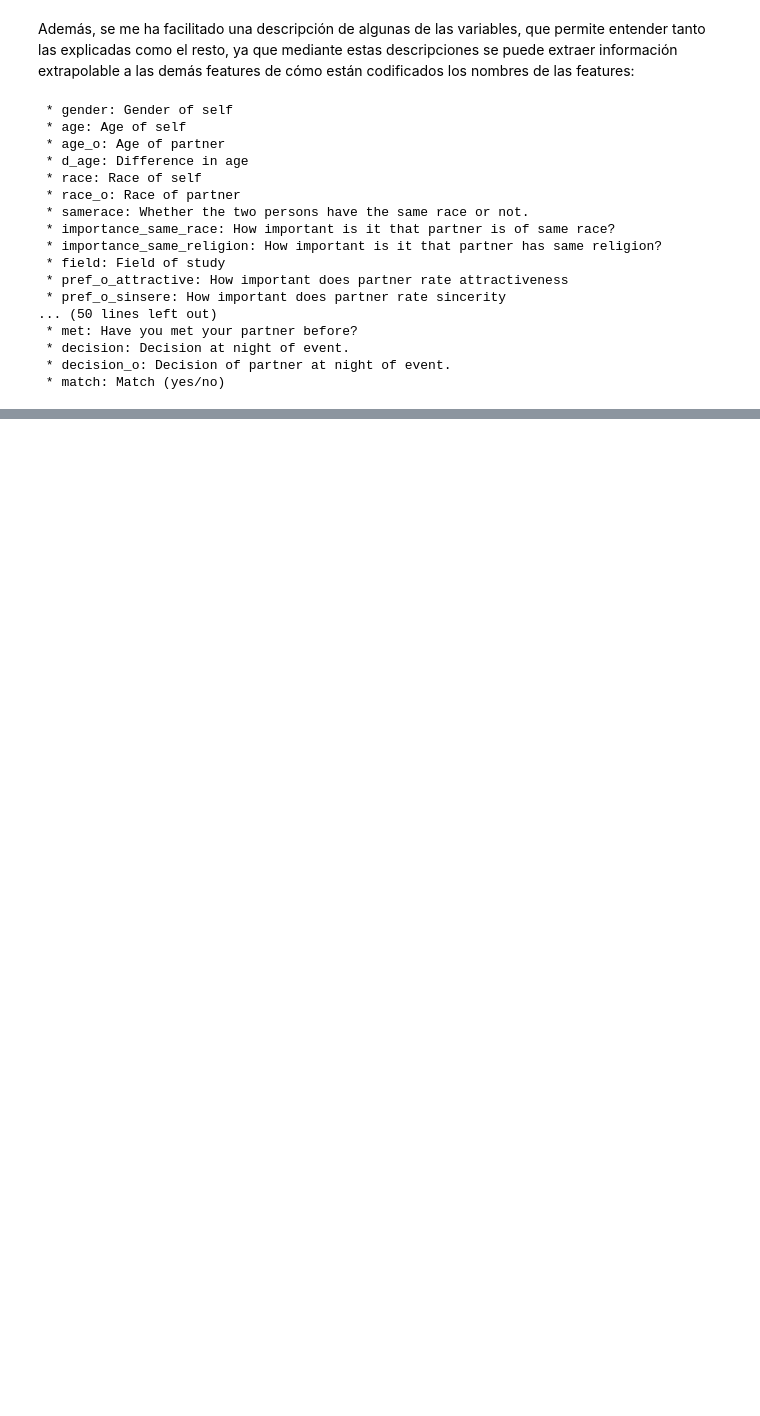
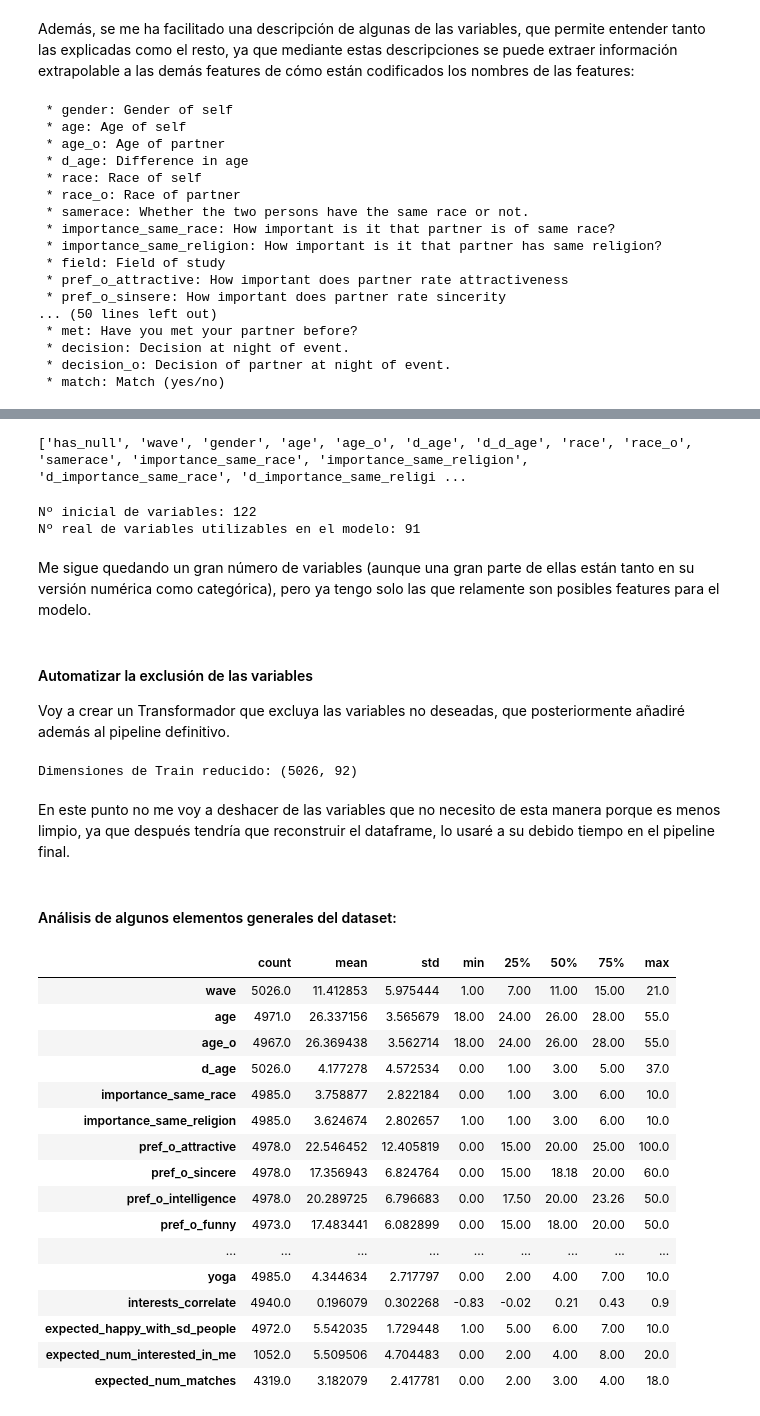
Before and after one commit to DarioRuizGon/ML_Speed_Dating_Predictions, a Jupyter notebook: main.ipynb, the cells around one changed output, grey strips where cells are left out. Cells and saved outputs as stored; diff of their text form; code cells hidden in the pictures; blank space fills up the shorter version.

Commit message:
avances (hasta punto 5 empezado)

```diff
--- a/main.ipynb
+++ b/main.ipynb
@@ -160,0 +185,17 @@ Otro aspecto importante a tener en cuenta a la hora de elegir las features será
+# %%
+print(train.columns.to_list())
+# %% [output]
+['has_null', 'wave', 'gender', 'age', 'age_o', 'd_age', 'd_d_age', 'race', 'race_o', 'samerace', 'importance_same_race', 'importance_same_religion', 'd_importance_same_race', 'd_importance_same_religi ...
+# %%
+columns_to_exclude = ['attractive_o', 'sinsere_o', 'intelligence_o', 'funny_o', 'ambitous_o', 'shared_interests_o', 'd_attractive_o', 'd_sinsere_o', 'd_intelligence_o', 'd_funny_o', 'd_ambitous_o', 'd_shared_interests_o', 'attractive_partner', 'sincere_partner', 'intelligence_partner', 'funny_partner', 'ambition_partner', 'shared_interests_partner', 'd_attractive_partner', 'd_sincere_partner', 'd_intelligence_partner', 'd_funny_partner', 'd_ambition_partner', 'd_shared_interests_partner', 'like', 'guess_prob_liked', 'd_like', 'd_guess_prob_liked', 'met', 'decision', 'decision_o']
+# %%
+print(f"Nº inicial de variables: {len(train.columns) - 1}")
+print(f"Nº real de variables utilizables en el modelo: {len(train.columns) - len(columns_to_exclude + [target])}")
+# %% [output]
+Nº inicial de variables: 122
+Nº real de variables utilizables en el modelo: 91
+# %% [markdown]
+Me sigue quedando un gran número de variables (aunque una gran parte de ellas están tanto en su versión numérica como categórica), pero ya tengo solo las que relamente son posibles features para el modelo.
+# %% [markdown]
+#### Automatizar la exclusión de las variables
+Voy a crear un Transformador que excluya las variables no deseadas, que posteriormente añadiré además al pipeline definitivo.
@@ -160,0 +206,30 @@ Otro aspecto importante a tener en cuenta a la hora de elegir las features será
+# %%
+print(f"Dimensiones de Train reducido: {pipe_exclude_columns.fit_transform(train).shape}")
+# %% [output]
+Dimensiones de Train reducido: (5026, 92)
+# %% [markdown]
+En este punto no me voy a deshacer de las variables que no necesito de esta manera porque es menos limpio, ya que después tendría que reconstruir el dataframe, lo usaré a su debido tiempo en el pipeline final.
+# %%
+train = train.drop(columns=columns_to_exclude).copy()
+# %% [markdown]
+#### Análisis de algunos elementos generales del dataset:
+# %%
+train.describe().T
+# %% [output]
+|  | count | mean | std | min | 25% | 50% | 75% | max |
+| wave | 5026.0 | 11.412853 | 5.975444 | 1.00 | 7.00 | 11.00 | 15.00 | 21.0 |
+| age | 4971.0 | 26.337156 | 3.565679 | 18.00 | 24.00 | 26.00 | 28.00 | 55.0 |
+| age_o | 4967.0 | 26.369438 | 3.562714 | 18.00 | 24.00 | 26.00 | 28.00 | 55.0 |
+| d_age | 5026.0 | 4.177278 | 4.572534 | 0.00 | 1.00 | 3.00 | 5.00 | 37.0 |
+| importance_same_race | 4985.0 | 3.758877 | 2.822184 | 0.00 | 1.00 | 3.00 | 6.00 | 10.0 |
+| importance_same_religion | 4985.0 | 3.624674 | 2.802657 | 1.00 | 1.00 | 3.00 | 6.00 | 10.0 |
+| pref_o_attractive | 4978.0 | 22.546452 | 12.405819 | 0.00 | 15.00 | 20.00 | 25.00 | 100.0 |
+| pref_o_sincere | 4978.0 | 17.356943 | 6.824764 | 0.00 | 15.00 | 18.18 | 20.00 | 60.0 |
+| pref_o_intelligence | 4978.0 | 20.289725 | 6.796683 | 0.00 | 17.50 | 20.00 | 23.26 | 50.0 |
+| pref_o_funny | 4973.0 | 17.483441 | 6.082899 | 0.00 | 15.00 | 18.00 | 20.00 | 50.0 |
+| ... | ... | ... | ... | ... | ... | ... | ... | ... |
+| yoga | 4985.0 | 4.344634 | 2.717797 | 0.00 | 2.00 | 4.00 | 7.00 | 10.0 |
+| interests_correlate | 4940.0 | 0.196079 | 0.302268 | -0.83 | -0.02 | 0.21 | 0.43 | 0.9 |
+| expected_happy_with_sd_people | 4972.0 | 5.542035 | 1.729448 | 1.00 | 5.00 | 6.00 | 7.00 | 10.0 |
+| expected_num_interested_in_me | 1052.0 | 5.509506 | 4.704483 | 0.00 | 2.00 | 4.00 | 8.00 | 20.0 |
+| expected_num_matches | 4319.0 | 3.182079 | 2.417781 | 0.00 | 2.00 | 3.00 | 4.00 | 18.0 |
```
Also changed, not shown: parts of 11 cells of this notebook, 2 other files.
